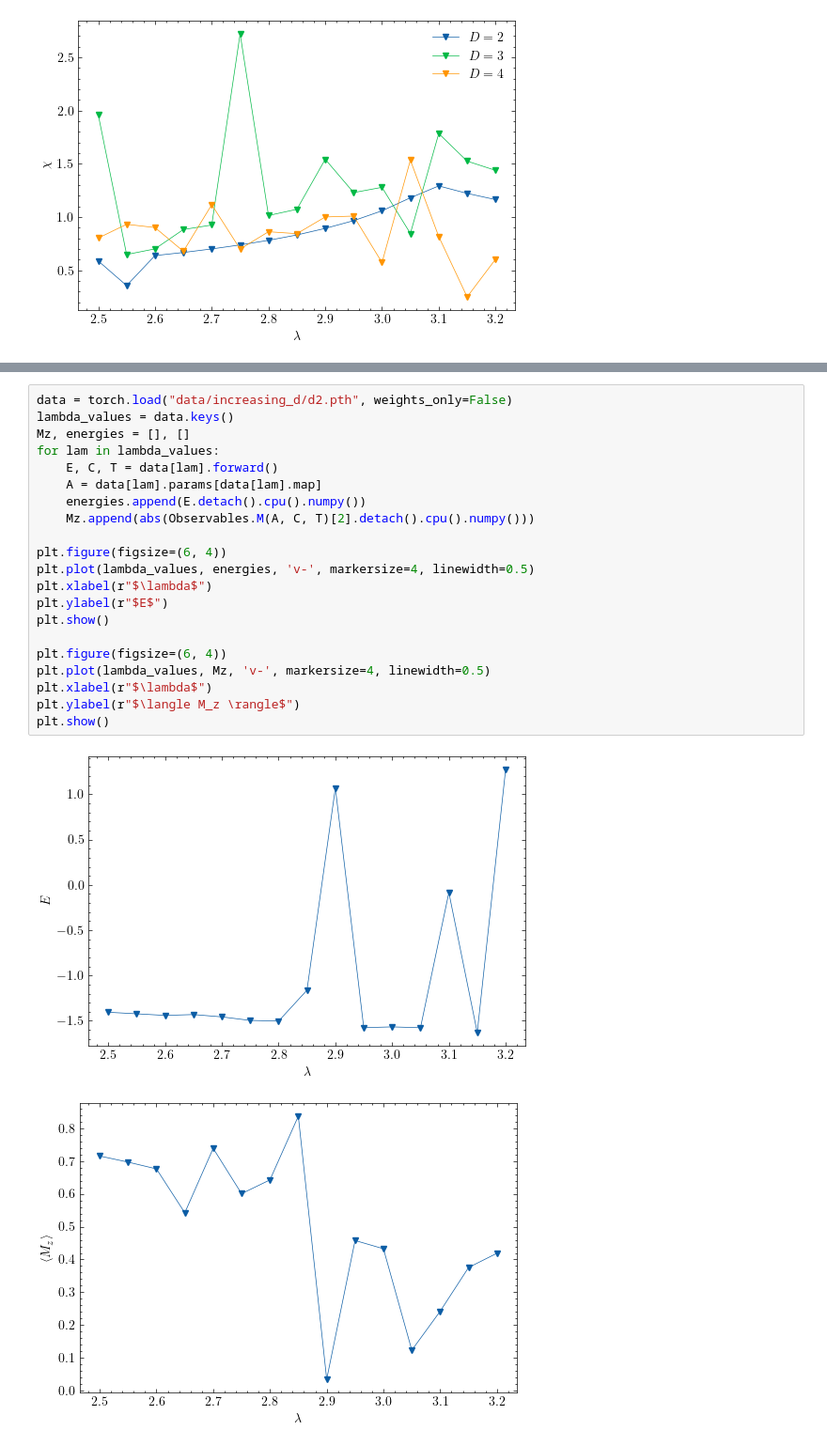
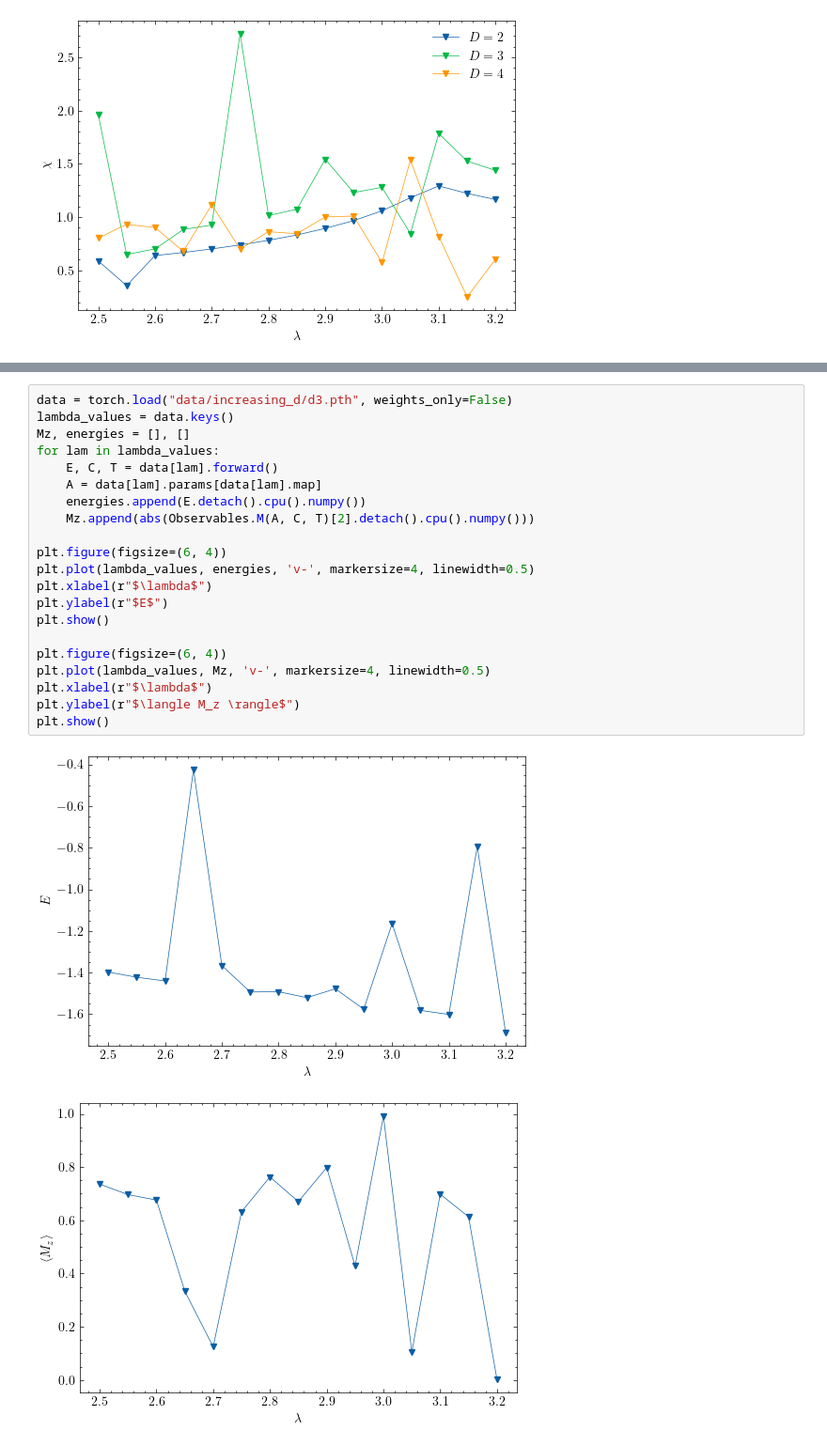
Before and after one commit to DerkNiessink/PEPSFlow, a Jupyter notebook: analysis/increasing_D.ipynb, the cells around one changed output, grey strips where cells are left out. Shown at 94% size. Cells and saved outputs as stored; diff of their text form.

```diff
--- a/analysis/increasing_D.ipynb
+++ b/analysis/increasing_D.ipynb
@@ -102,24 +102,24 @@ KeyboardInterrupt:
 # %%
-data = torch.load("data/increasing_d/d2.pth", weights_only=False)
+data = torch.load("data/increasing_d/d3.pth", weights_only=False)
 lambda_values = data.keys()
 Mz, energies = [], []
 for lam in lambda_values:
     E, C, T = data[lam].forward()
     A = data[lam].params[data[lam].map]
     energies.append(E.detach().cpu().numpy())
     Mz.append(abs(Observables.M(A, C, T)[2].detach().cpu().numpy()))
 
 plt.figure(figsize=(6, 4))
 plt.plot(lambda_values, energies, 'v-', markersize=4, linewidth=0.5)
 plt.xlabel(r"$\lambda$")
 plt.ylabel(r"$E$")
 plt.show()
 
 plt.figure(figsize=(6, 4))
 plt.plot(lambda_values, Mz, 'v-', markersize=4, linewidth=0.5)
 plt.xlabel(r"$\lambda$")
 plt.ylabel(r"$\langle M_z \rangle$")
 plt.show()
 # %% [output]
-[figure, old version]
+[figure, new version]
-[figure, old version]
+[figure, new version]
```
Also changed, not shown: parts of 1 cell of this notebook, 8 other files.
